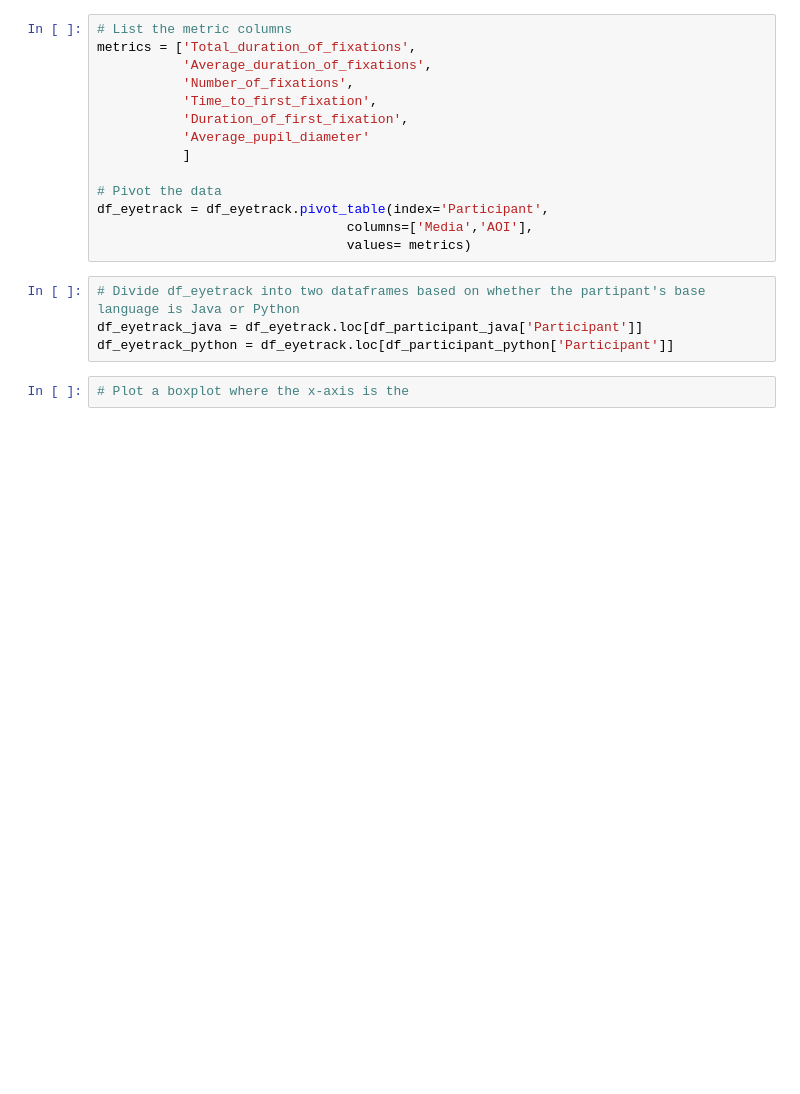
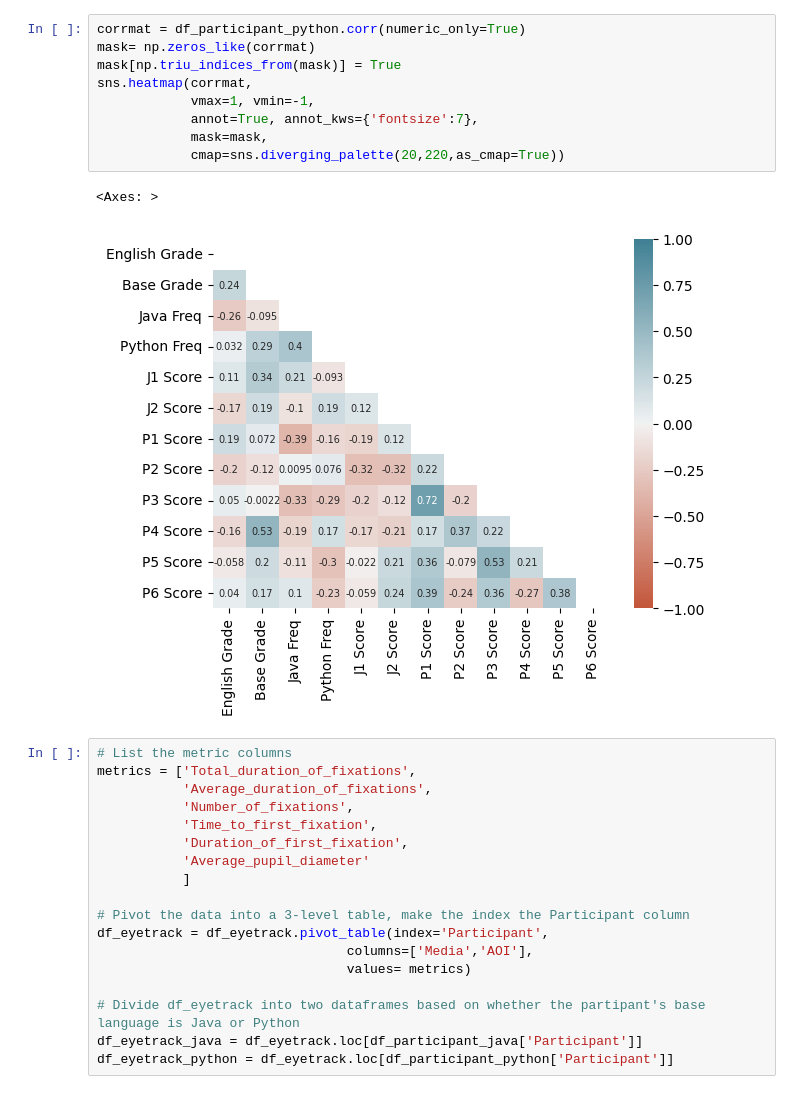
Before and after one commit to asadeq/crosslingual-effort, a Jupyter notebook: data_preprocessor.ipynb, the cells around one changed output. Cells and saved outputs as stored; diff of their text form; blank space fills up the shorter version.

```diff
--- a/data_preprocessor.ipynb
+++ b/data_preprocessor.ipynb
@@ -19,3 +40,15 @@ df_participant_python = df_participant[df_participant['Base Language'] == 'Pytho
+# %%
+corrmat = df_participant_python.corr(numeric_only=True)
+mask= np.zeros_like(corrmat)
+mask[np.triu_indices_from(mask)] = True
+sns.heatmap(corrmat,
+            vmax=1, vmin=-1,
+            annot=True, annot_kws={'fontsize':7},
+            mask=mask,
+            cmap=sns.diverging_palette(20,220,as_cmap=True))
+# %% [output]
+<Axes: >
+[figure, added]
 # %%
 # List the metric columns
 metrics = ['Total_duration_of_fixations',
@@ -26,13 +59,11 @@ metrics = ['Total_duration_of_fixations',
            'Average_pupil_diameter'
            ]
 
-# Pivot the data
+# Pivot the data into a 3-level table, make the index the Participant column
 df_eyetrack = df_eyetrack.pivot_table(index='Participant',
                                 columns=['Media','AOI'],
                                 values= metrics)
+
+# Divide df_eyetrack into two dataframes based on whether the partipant's base language is Java or Python
+df_eyetrack_java = df_eyetrack.loc[df_participant_java['Participant']]
+df_eyetrack_python = df_eyetrack.loc[df_participant_python['Participant']]
-# %%
-# Divide df_eyetrack into two dataframes based on whether the partipant's base language is Java or Python
-df_eyetrack_java = df_eyetrack.loc[df_participant_java['Participant']]
-df_eyetrack_python = df_eyetrack.loc[df_participant_python['Participant']]
-# %%
-# Plot a boxplot where the x-axis is the
```
Also changed, not shown: parts of 5 cells of this notebook.
